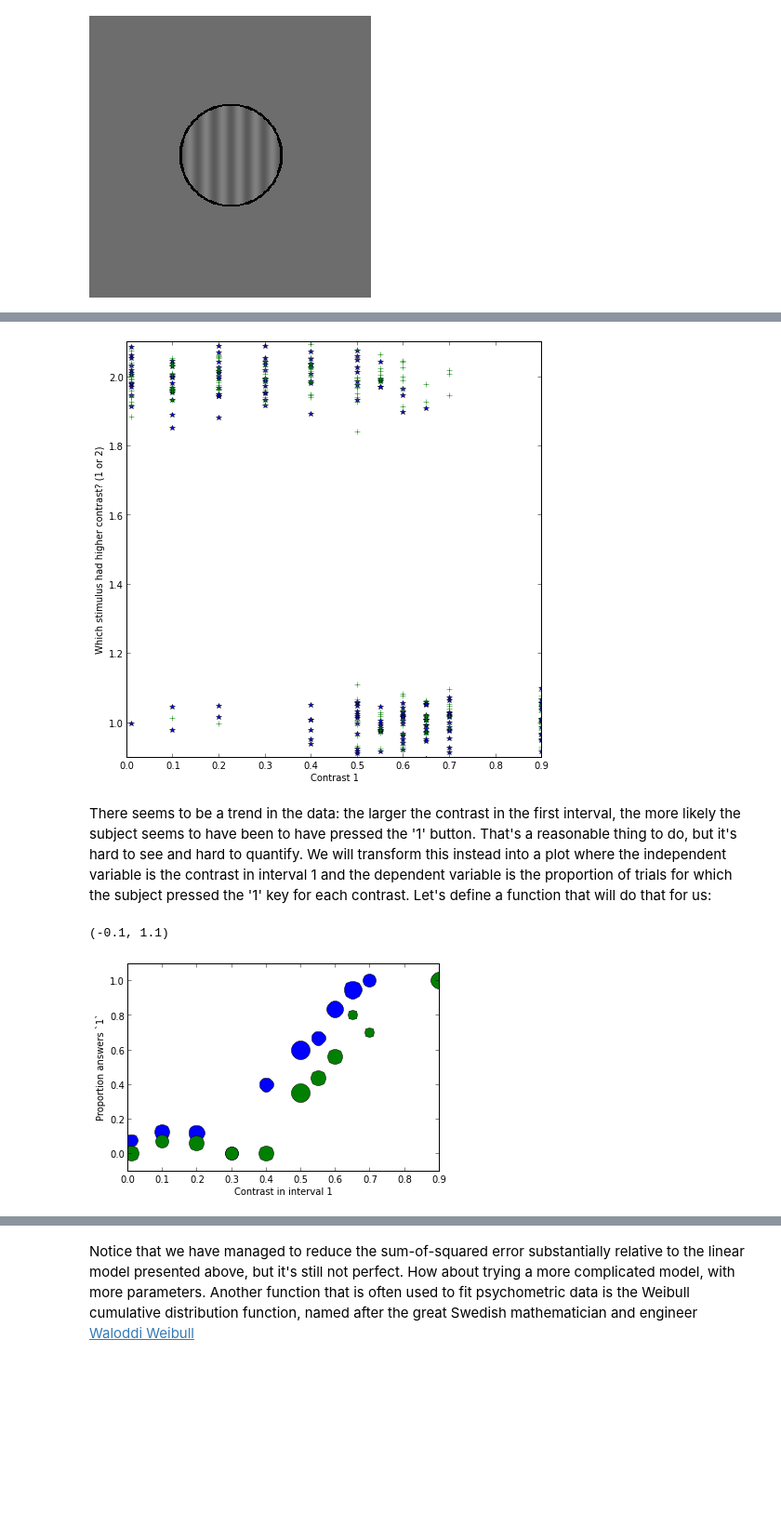
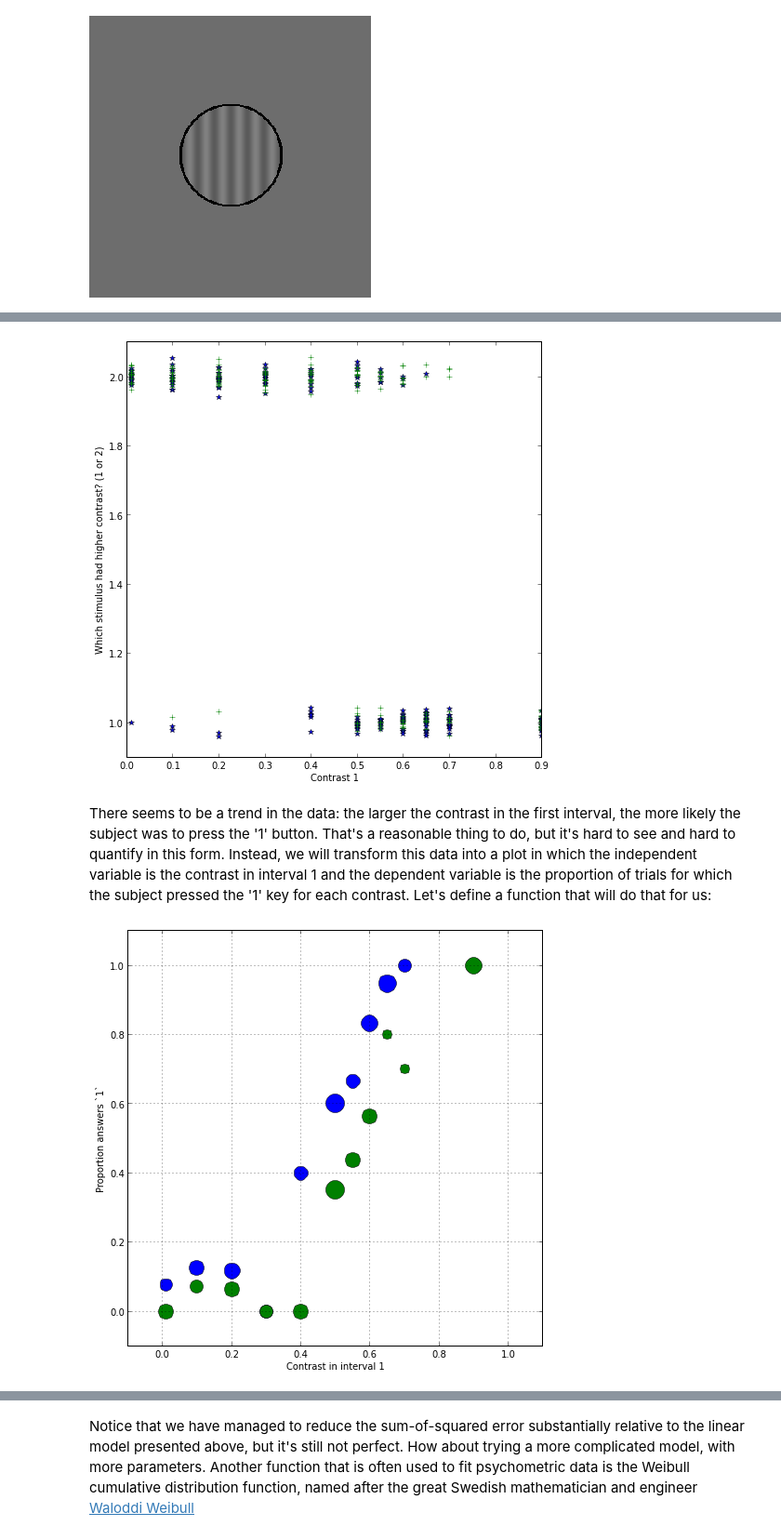
Before and after one commit to arokem/teach_optimization, a Jupyter notebook: optimization.ipynb, the cells around one changed output, grey strips where cells are left out. Shown at 93% size. Saved outputs shown, nothing was run; the diff lists cells and outputs as text; code cells hidden in the pictures; blank space fills up the shorter version.

```diff
--- a/optimization.ipynb
+++ b/optimization.ipynb
@@ -38,17 +41,17 @@ If you take a look at the data you will notice that the contrast in the second i
 # %%
 fig, ax = plt.subplots(1)
 # We apply a small vertical jitter to each point, just to show that there are multiple points at each location:
-ax.plot(ortho['contrast1'], ortho['answer'] + np.random.randn(len(ortho)) * 0.05 , '*')
-ax.plot(para['contrast1'], para['answer'] + np.random.randn(len(para)) * 0.05 , '+')
+ax.plot(ortho['contrast1'], ortho['answer'] + np.random.randn(len(ortho)) * 0.02 , '*')
+ax.plot(para['contrast1'], para['answer'] + np.random.randn(len(para)) * 0.02 , '+')
 ax.set_ylim([0.9, 2.1])
 ax.set_xlabel('Contrast 1')
 ax.set_ylabel('Which stimulus had higher contrast? (1 or 2)')
 
 fig.set_size_inches([8,8])
 # %% [output]
-[figure, old version]
+[figure, new version]
 # %% [markdown]
-There seems to be a trend in the data: the larger the contrast in the first interval, the more likely the subject seems to have been to have pressed the '1' button. That's a reasonable thing to do, but it's hard to see and hard to quantify. We will transform this instead into a plot where the independent variable is the contrast in interval 1 and the dependent variable is the proportion of trials for which the subject pressed the '1' key for each contrast. Let's define a function that will do that for us:
+There seems to be a trend in the data: the larger the contrast in the first interval, the more likely the subject was to press the '1' button. That's a reasonable thing to do, but it's hard to see and hard to quantify in this form. Instead, we will transform this data into a plot in which the independent variable is the contrast in interval 1 and the dependent variable is the proportion of trials for which the subject pressed the '1' key for each contrast. Let's define a function that will do that for us:
 # %%
 def transform_data(data):
     """
@@ -86,18 +89,20 @@ x_para, y_para, n_para = transform_data(para)
 # %%
 fig, ax = plt.subplots(1)
 # To plot each point with size proportional to the number of trials in that condition:
 for x,y,n in zip(x_ortho, y_ortho, n_ortho):
     ax.plot(x, y, 'bo', markersize=n)
 
 for x,y,n in zip(x_para, y_para, n_para):
     ax.plot(x, y, 'go', markersize=n)
 
 ax.set_xlabel('Contrast in interval 1')
 ax.set_ylabel('Proportion answers `1`')
 ax.set_ylim([-0.1, 1.1])
+ax.set_xlim([-0.1, 1.1])
+ax.grid('on')
+fig.set_size_inches([8,8])
 # %% [output]
-(-0.1, 1.1)
-[figure, old version]
+[figure, new version]
 # %% [markdown]
 Obviously there is a systematic relationship between the contrast and the chances that this subject thought that the first interval had the higher contrast. For example, when the contrast was much higher in interval 1 (e.g. 0.9), this person never said that the second interval had higher contrast. Likewise, when the contrast was very low, this person almost never said that the contrast in interval 1 had been higher. In the middle, there seems to be a monotonic relationship between the variables. Also, notive that the two sets of data (orthogonal and parallel) seem to be slightly different.
 
```
Also changed, not shown: parts of 35 cells of this notebook.
